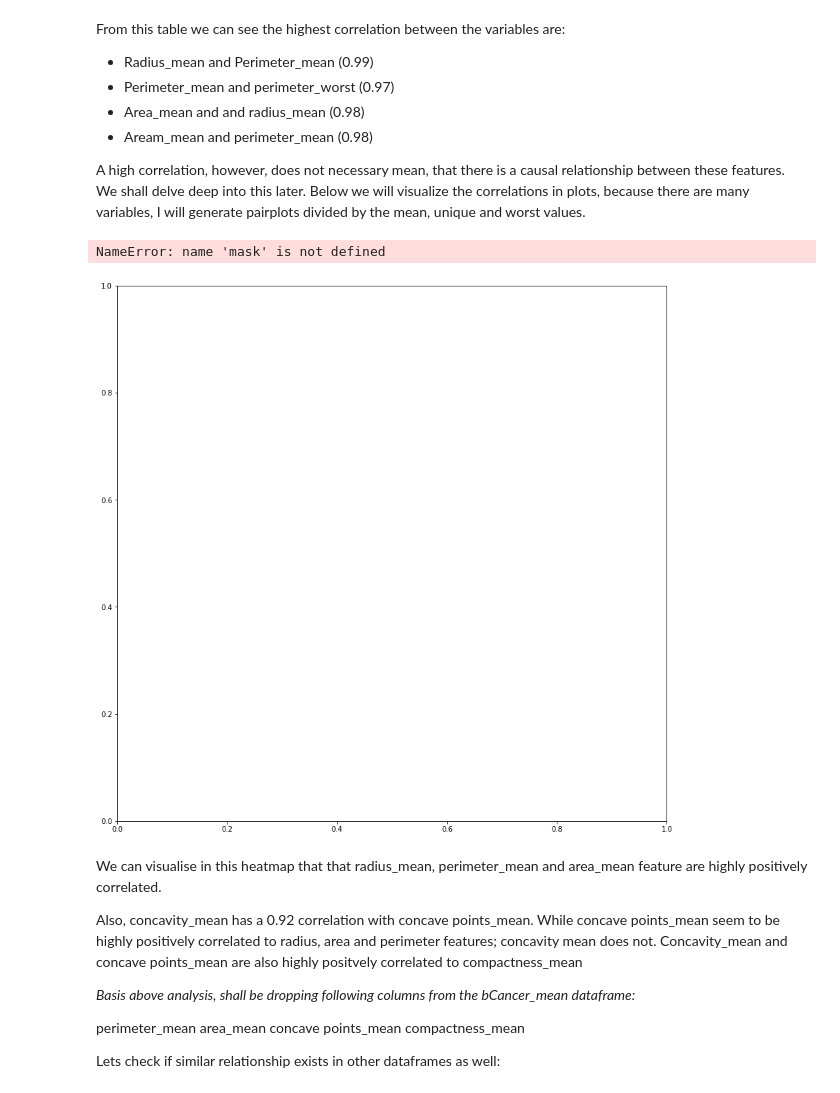
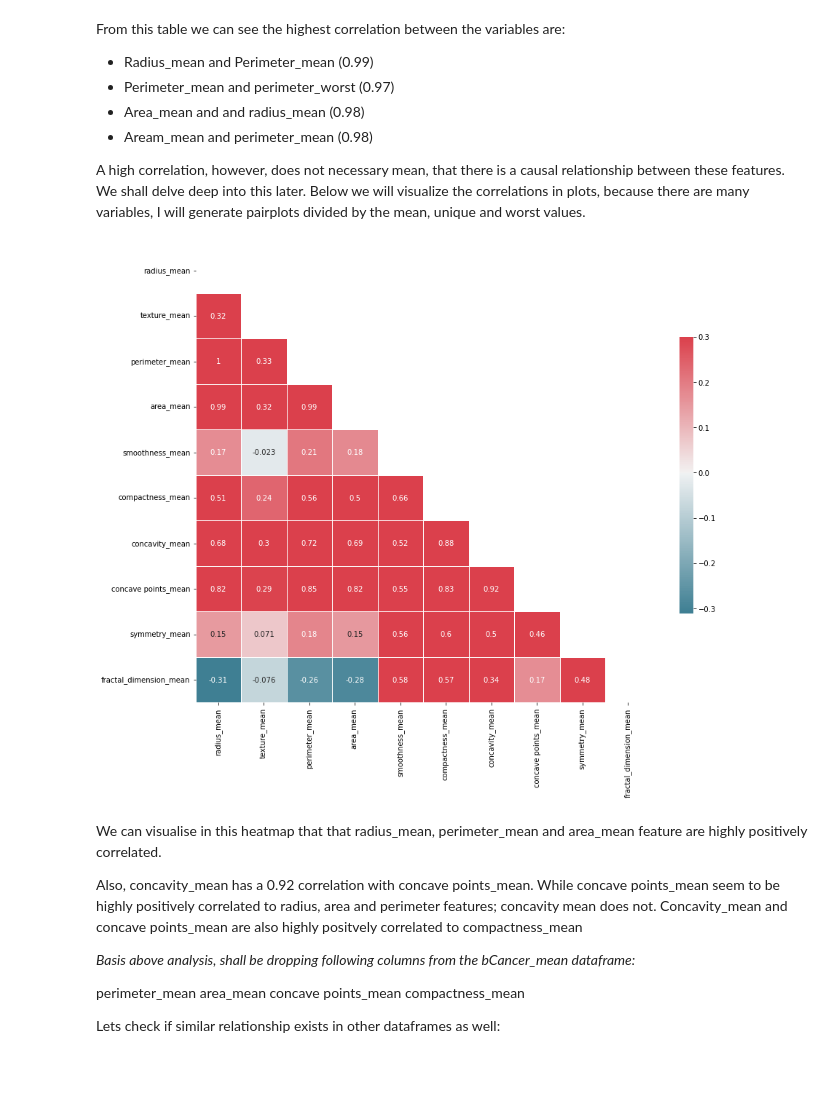
Before and after one commit to LaisColetta/PdDA_Project2, a Jupyter notebook: Project2.ipynb, the cells around one changed output. Cells and saved outputs as stored; diff of their text form; code cells hidden in the pictures.

```diff
--- a/Project2.ipynb
+++ b/Project2.ipynb
@@ -198,18 +202,23 @@ A high correlation, however, does not necessary mean, that there is a causal rel
 # %%
 # Reference: https://www.kaggle.com/code/ruchirdhar/breast-cancer-wisconsin-diagnostic-analysis
 # Create variable for the mean features
 data_mean = data.drop(["diagnosis"], axis=1).iloc[:, 0:10]
 # Compute the correlation matrix
 corr1 = data_mean.corr()
-# Set up the matplotlib figure
+# Generate heatmap more comprehensive by masking upper triangle
+mask = np.zeros_like(corr1, dtype=np.bool)
+mask[np.triu_indices_from(mask)] = True
+
+ # Set up the matplotlib figure
 f, ax = plt.subplots(figsize=(14, 14))
+# Generate a custom diverging colormap
+cmap = sns.diverging_palette(220, 10, as_cmap=True)
 # Draw the heatmap with the mask and correct aspect ratio
 sns.heatmap(corr1, mask=mask, cmap=cmap, vmax=.3, center=0,
             square=True, linewidths=.5, annot= True, cbar_kws={"shrink": .5})
 plt.show()
 # %% [output]
-NameError: name 'mask' is not defined
-[figure, old version]
+[figure, new version]
 # %% [markdown]
 We can visualise in this heatmap that that radius_mean, perimeter_mean and area_mean feature are highly positively correlated.
 
```
Also changed, not shown: parts of 9 cells of this notebook.
